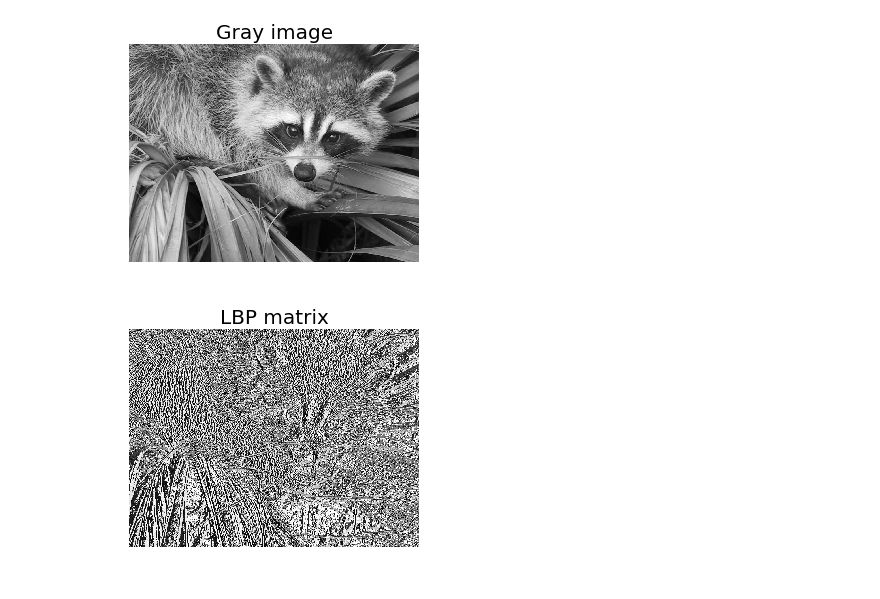
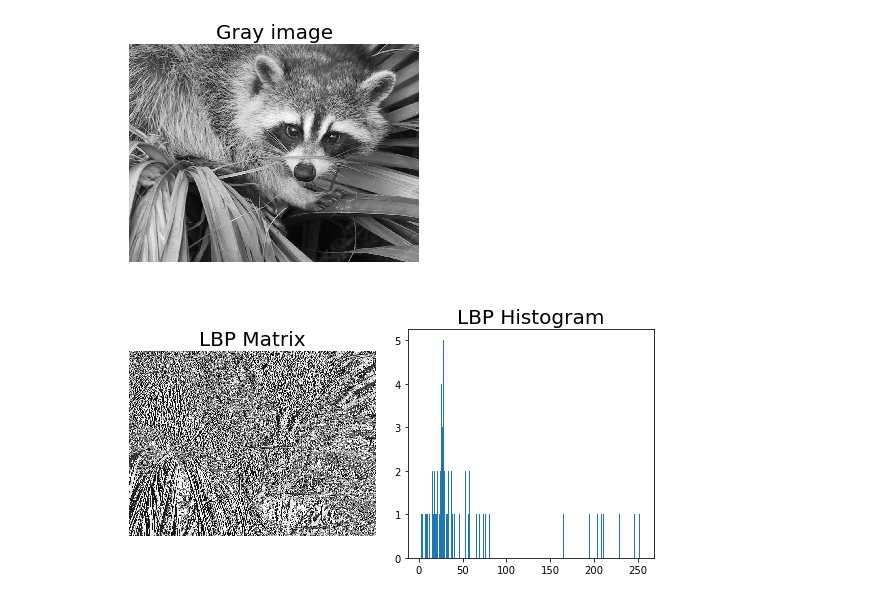
Before and after one commit to Batsila/ADIP, a Jupyter notebook: lbp_matrix.ipynb, the cells around one changed output. Cells and saved outputs as stored; diff of their text form; code cells hidden in the pictures.

```diff
--- a/lbp_matrix.ipynb
+++ b/lbp_matrix.ipynb
@@ -22,6 +22,7 @@ def calculate_lbp_matrix(image):
     w = len(image[1,:])
     h = len(image[:,1])
     m = np.zeros((h, w), int)
+    s = np.zeros((256), int)
     for i in range(h):
         for j in range(w):
             val = 0
@@ -29,12 +30,21 @@ def calculate_lbp_matrix(image):
                 if image[i, j] >= image[(i + dx[k]) % h, (j + dy[k]) % w]:
                     val += 2 ** k
             m[i][j] = val
-    return m
+            s[val] += 1
+    return m, s
 # %%
-lbp_matrix = calculate_lbp_matrix(gray_image)
-plt.imshow(lbp_matrix, cmap=plt.cm.gray)
-plt.axis('off')
-plt.title('LBP matrix', fontsize=20)
+lbp_matrix, histogram = calculate_lbp_matrix(gray_image)
+
+fig, (ax1, ax2) = plt.subplots(nrows=1, ncols=2, figsize=(8, 4))
+
+ax1.imshow(lbp_matrix, cmap=plt.cm.gray)
+ax1.axis('off')
+ax1.set_title('LBP Matrix', fontsize=20)
+
+ax2.hist(histogram, 256, [0,256])
+ax2.set_title('LBP Histogram', fontsize=20)
+
+fig.tight_layout()
 plt.show()
 # %% [output]
-[figure, old version]
+[figure, new version]
```
